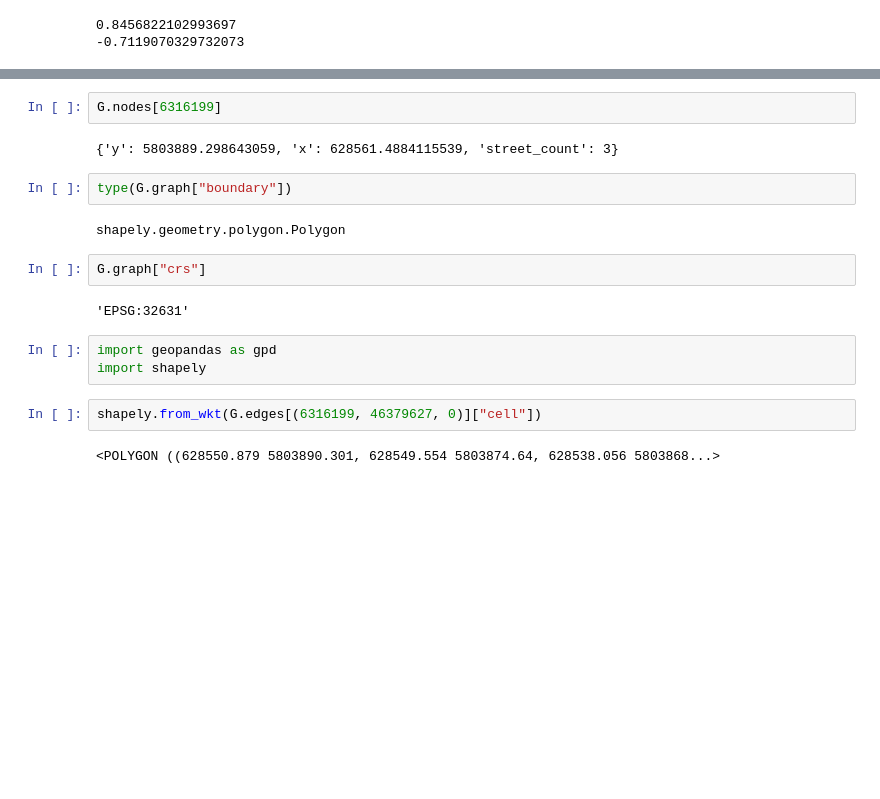
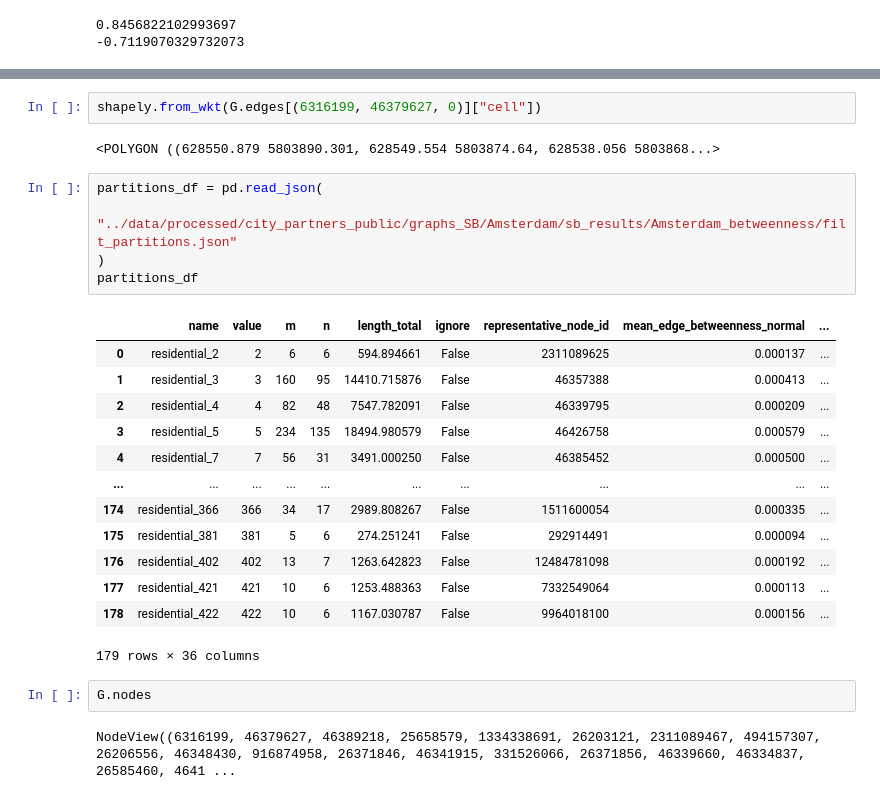
Before and after one commit to csebastiao/JS_superblockify, a Jupyter notebook: notebooks/city_partners_explore_results.ipynb, the cells around one changed output, grey strips where cells are left out. Drawn from its saved outputs; the diff is of its cells as text; blank space fills up the shorter version.

```diff
--- a/notebooks/city_partners_explore_results.ipynb
+++ b/notebooks/city_partners_explore_results.ipynb
@@ -122,19 +132,27 @@ G.edges[(6316199, 46379627, 0)]["geometry"].coords[0]
-# %%
-G.nodes[6316199]
-# %% [output]
-{'y': 5803889.298643059, 'x': 628561.4884115539, 'street_count': 3}
-# %%
-type(G.graph["boundary"])
-# %% [output]
-shapely.geometry.polygon.Polygon
-# %%
-G.graph["crs"]
-# %% [output]
-'EPSG:32631'
-# %%
-import geopandas as gpd
-import shapely
 # %%
 shapely.from_wkt(G.edges[(6316199, 46379627, 0)]["cell"])
 # %% [output]
 <POLYGON ((628550.879 5803890.301, 628549.554 5803874.64, 628538.056 5803868...>
+# %%
+partitions_df = pd.read_json(
+    "../data/processed/city_partners_public/graphs_SB/Amsterdam/sb_results/Amsterdam_betweenness/filt_partitions.json"
+)
+partitions_df
+# %% [output]
+|  | name | value | m | n | length_total | ignore | representative_node_id | mean_edge_betweenness_normal | ... |
+| 0 | residential_2 | 2 | 6 | 6 | 594.894661 | False | 2311089625 | 0.000137 | ... |
+| 1 | residential_3 | 3 | 160 | 95 | 14410.715876 | False | 46357388 | 0.000413 | ... |
+| 2 | residential_4 | 4 | 82 | 48 | 7547.782091 | False | 46339795 | 0.000209 | ... |
+| 3 | residential_5 | 5 | 234 | 135 | 18494.980579 | False | 46426758 | 0.000579 | ... |
+| 4 | residential_7 | 7 | 56 | 31 | 3491.000250 | False | 46385452 | 0.000500 | ... |
+| ... | ... | ... | ... | ... | ... | ... | ... | ... | ... |
+| 174 | residential_366 | 366 | 34 | 17 | 2989.808267 | False | 1511600054 | 0.000335 | ... |
+| 175 | residential_381 | 381 | 5 | 6 | 274.251241 | False | 292914491 | 0.000094 | ... |
+| 176 | residential_402 | 402 | 13 | 7 | 1263.642823 | False | 12484781098 | 0.000192 | ... |
+| 177 | residential_421 | 421 | 10 | 6 | 1253.488363 | False | 7332549064 | 0.000113 | ... |
+| 178 | residential_422 | 422 | 10 | 6 | 1167.030787 | False | 9964018100 | 0.000156 | ... |
+179 rows × 36 columns
+# %%
+G.nodes
+# %% [output]
+NodeView((6316199, 46379627, 46389218, 25658579, 1334338691, 26203121, 2311089467, 494157307, 26206556, 46348430, 916874958, 26371846, 46341915, 331526066, 26371856, 46339660, 46334837, 26585460, 4641 ...
```
Also changed, not shown: parts of 16 cells of this notebook, 6 other files.
